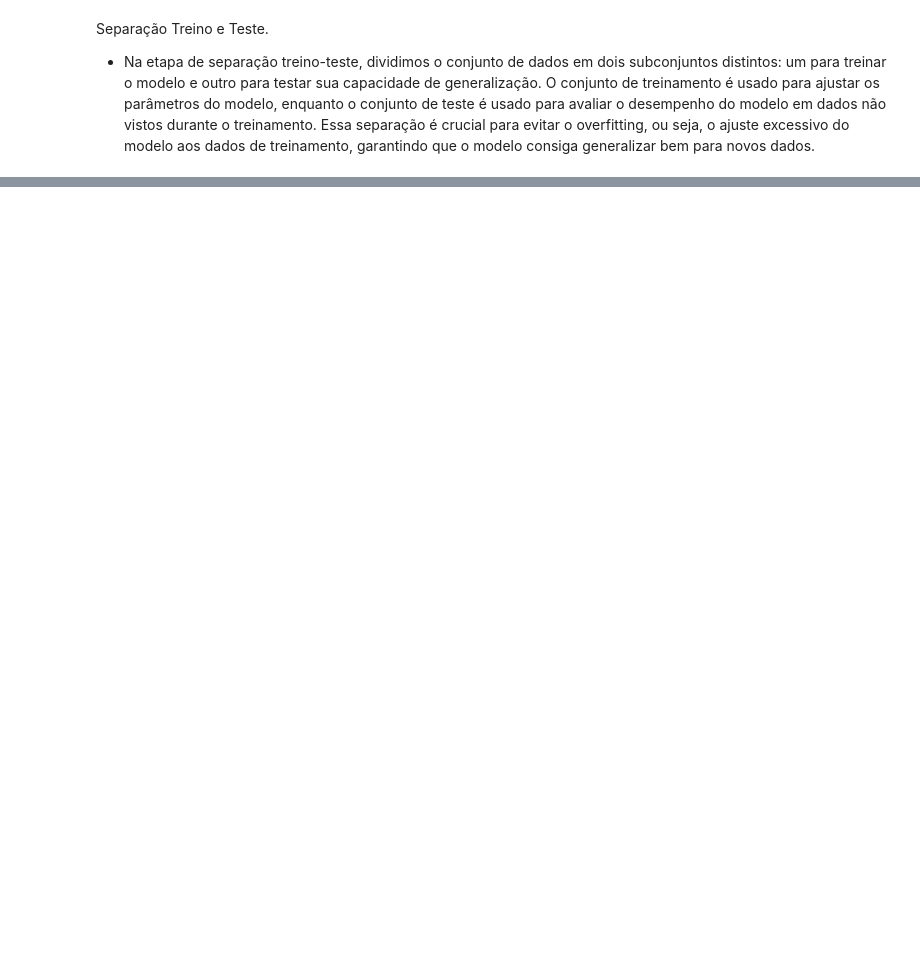
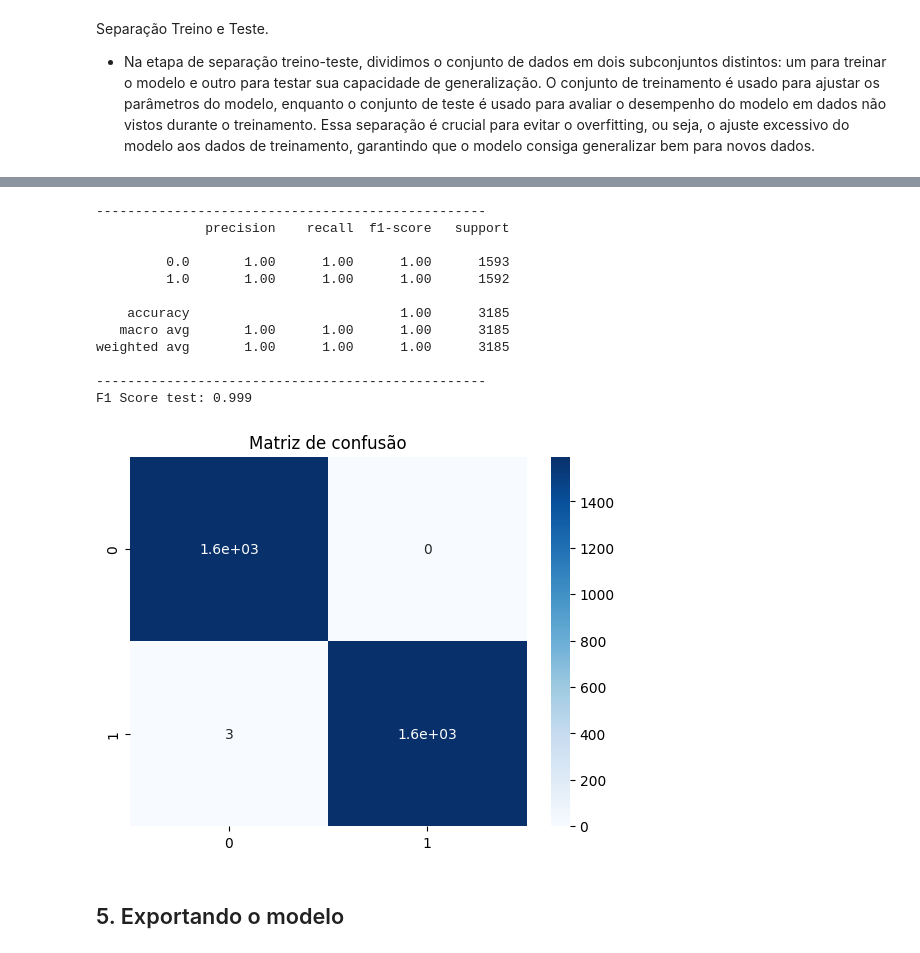
Before and after one commit to Gustavo-michel/Churn-BankCostumer-Predict, a Jupyter notebook: notebooks/model.ipynb, the cells around one changed output, grey strips where cells are left out. Saved outputs shown, nothing was run; the diff lists cells and outputs as text; code cells hidden in the pictures; blank space fills up the shorter version.

```diff
--- a/notebooks/model.ipynb
+++ b/notebooks/model.ipynb
@@ -63,0 +78,2 @@ ValueError: For multi-metric scoring, the parameter refit must be set to a score
+# %%
+clf = LGBMClassifier(force_col_wise=True)
@@ -63,0 +89,20 @@ ValueError: For multi-metric scoring, the parameter refit must be set to a score
+# %%
+predict = clf.predict(X_test)
+# %%
+evaluate(y_test, predictions=predict)
+# %% [output]
+--------------------------------------------------
+              precision    recall  f1-score   support
+
+         0.0       1.00      1.00      1.00      1593
+         1.0       1.00      1.00      1.00      1592
+
+    accuracy                           1.00      3185
+   macro avg       1.00      1.00      1.00      3185
+weighted avg       1.00      1.00      1.00      3185
+
+--------------------------------------------------
+F1 Score test: 0.999
+[figure, added]
+# %% [markdown]
+## 5. Exportando o modelo
```
Also changed, not shown: parts of 12 cells of this notebook, 8 other files.
